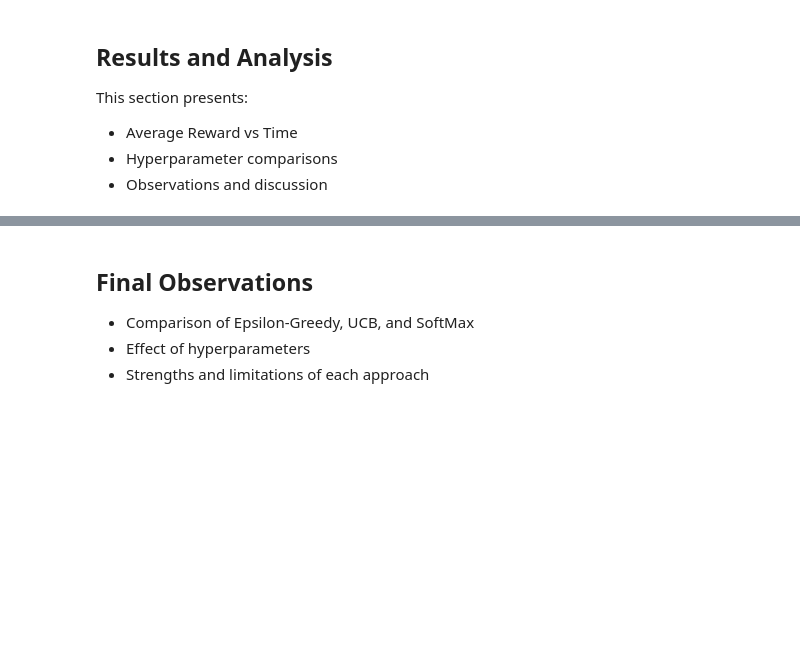
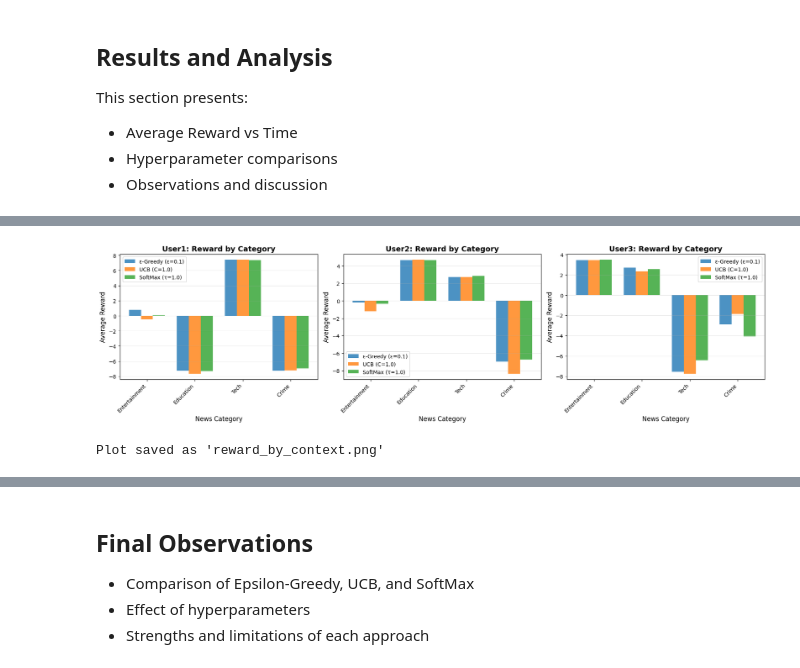
Before and after one commit to arnavmehta7/lab3-contextual-bandit, a Jupyter notebook: lab3_results_u20230130.ipynb, the cells around one changed output, grey strips where cells are left out. Cells and saved outputs as stored; diff of their text form; code cells hidden in the pictures; blank space fills up the shorter version.

```diff
--- a/lab3_results_u20230130.ipynb
+++ b/lab3_results_u20230130.ipynb
@@ -218,0 +688,45 @@ This section presents:
+# %%
+# Analyze performance per context
+fig, axes = plt.subplots(1, 3, figsize=(18, 5))
+
+context_names = ['User1', 'User2', 'User3']
+categories = ['Entertainment', 'Education', 'Tech', 'Crime']
+
+for ctx_idx, ax in enumerate(axes):
+    # Get arms for this context
+    context_arms = range(ctx_idx * 4, (ctx_idx + 1) * 4)
+
+    # Epsilon-Greedy (best epsilon)
+    best_eps = 0.1
+    eg_values = [eg_results[best_eps]['model'].values[arm] for arm in context_arms]
+
+    # UCB (best C)
+    best_c = 1.0
+    ucb_values = [ucb_results[best_c]['model'].values[arm] for arm in context_arms]
+
+    # SoftMax
+    softmax_values = [softmax.values[arm] for arm in context_arms]
+
+    x = np.arange(len(categories))
+    width = 0.25
+
+    ax.bar(x - width, eg_values, width, label=f'ε-Greedy (ε={best_eps})', alpha=0.8)
+    ax.bar(x, ucb_values, width, label=f'UCB (C={best_c})', alpha=0.8)
+    ax.bar(x + width, softmax_values, width, label=f'SoftMax (τ={tau})', alpha=0.8)
+
+    ax.set_xlabel('News Category', fontsize=12)
+    ax.set_ylabel('Average Reward', fontsize=12)
+    ax.set_title(f'{context_names[ctx_idx]}: Reward by Category', fontsize=14, fontweight='bold')
+    ax.set_xticks(x)
+    ax.set_xticklabels(categories, rotation=45, ha='right')
+    ax.legend()
+    ax.grid(True, alpha=0.3, axis='y')
+
+plt.tight_layout()
+plt.savefig('reward_by_context.png', dpi=300, bbox_inches='tight')
+plt.show()
+
+print("Plot saved as 'reward_by_context.png'")
+# %% [output]
+[figure, added]
+Plot saved as 'reward_by_context.png'
```
Also changed, not shown: parts of 20 cells of this notebook.
